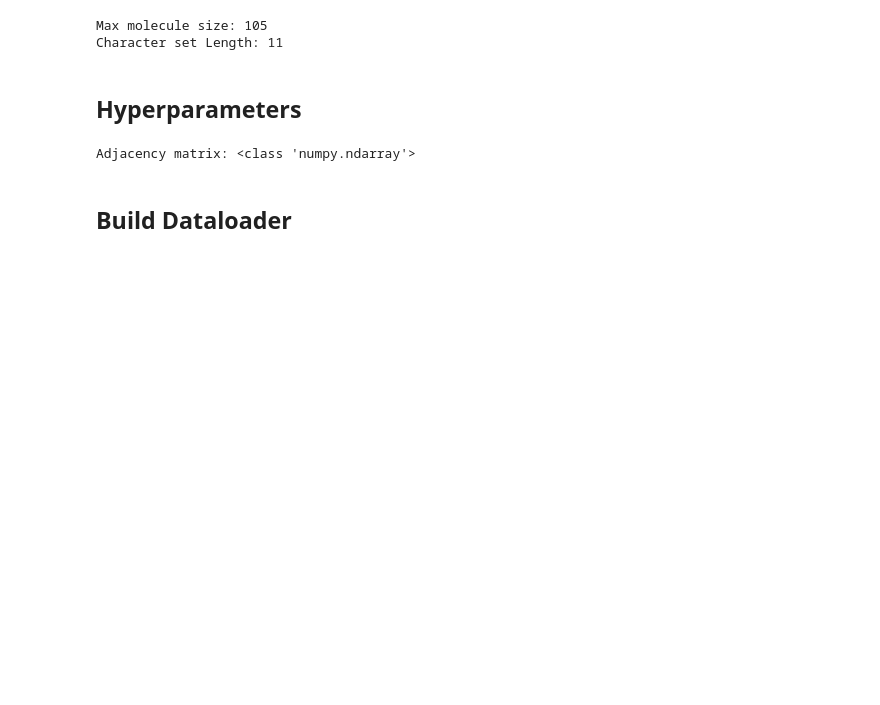
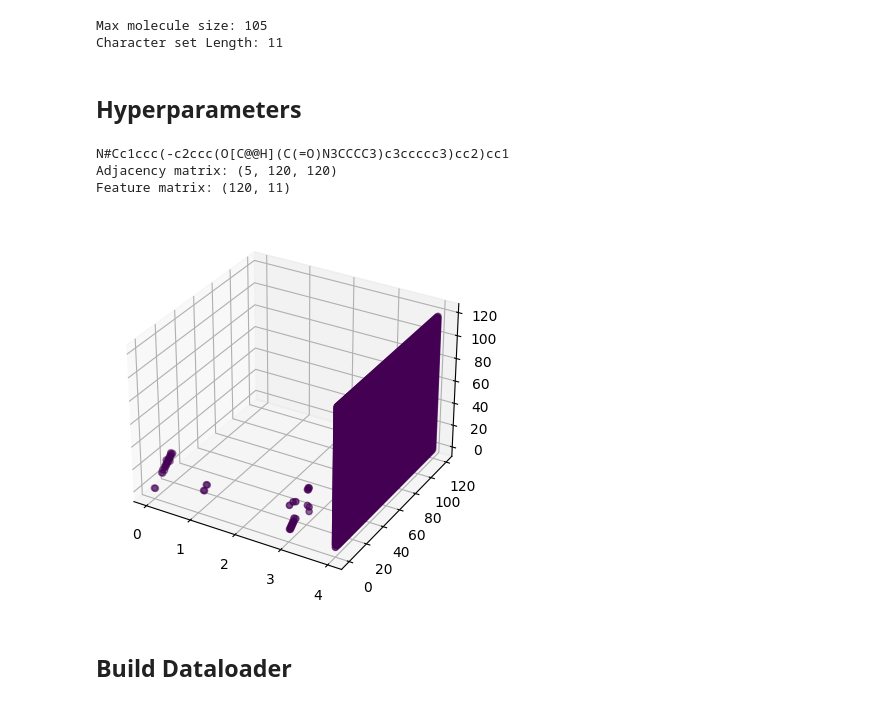
Before and after one commit to rushichavda/Drug-Discovery, a Jupyter notebook: drug-molecule-generation-with-vae.ipynb, the cells around one changed output. Drawn from its saved outputs; the diff is of its cells as text; code cells hidden in the pictures; blank space fills up the shorter version.

```diff
--- a/drug-molecule-generation-with-vae.ipynb
+++ b/drug-molecule-generation-with-vae.ipynb
@@ -157,10 +164,29 @@ def graph_to_molecule(graph):
 
     return molecule
 # %%
+print(df.iloc[2].smiles)
+
 a,f = smiles_to_graph(df.iloc[29].smiles)
-print("Adjacency matrix:", type(a))
+print("Adjacency matrix:", a.shape)
+print("Feature matrix:", f.shape)
 # %% [output]
-Adjacency matrix: <class 'numpy.ndarray'>
+N#Cc1ccc(-c2ccc(O[C@@H](C(=O)N3CCCC3)c3ccccc3)cc2)cc1
+Adjacency matrix: (5, 120, 120)
+Feature matrix: (120, 11)
+# %%
+
+matrix_3d = a.copy()  # replace this with your actual matrix
+
+fig = plt.figure()
+ax = fig.add_subplot(111, projection='3d')
+
+x, y, z = matrix_3d.nonzero()
+c = matrix_3d[x, y, z]  # color values
+
+ax.scatter(x, y, z, c=c)
+plt.show()
+# %% [output]
+[figure, added]
 # %% [markdown]
 ## Build Dataloader
 # %%
```
Also changed, not shown: parts of 5 cells of this notebook, 3 other files.
